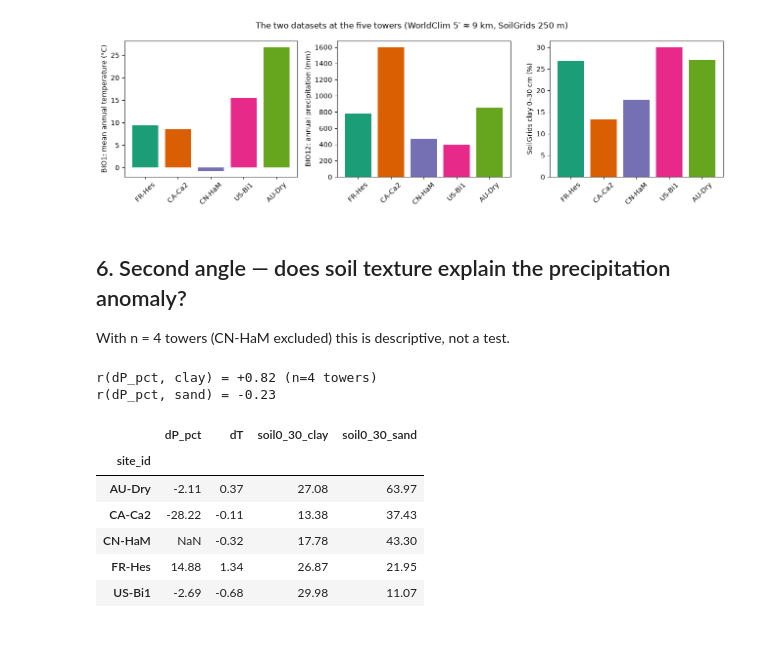
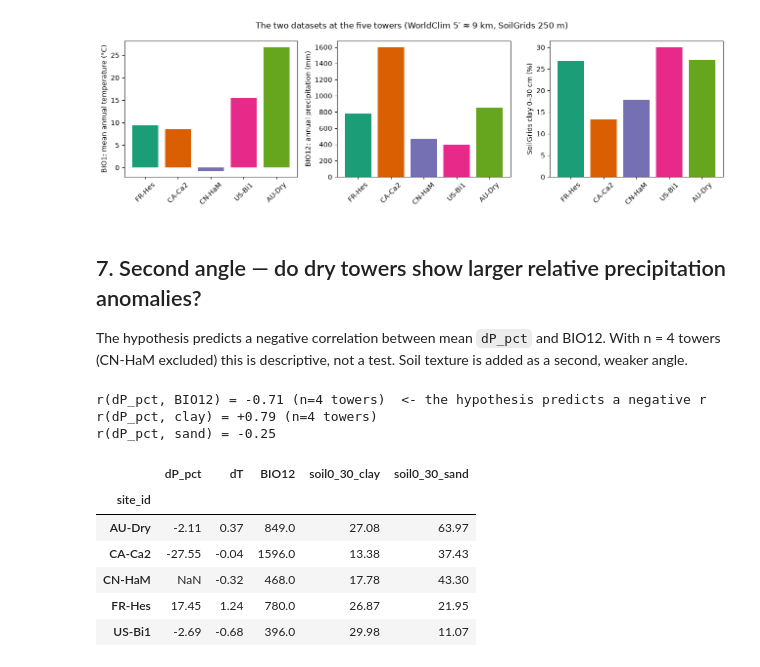
Before and after one commit to Moenki21/datascience_env_monit, a Jupyter notebook: scripts/block5/10_anomaly_analysis.ipynb, the cells around one changed output. Drawn from its saved outputs; the diff is of its cells as text; code cells hidden in the pictures; blank space fills up the shorter version.

```diff
--- a/scripts/block5/10_anomaly_analysis.ipynb
+++ b/scripts/block5/10_anomaly_analysis.ipynb
@@ -26,8 +26,8 @@ os.chdir(Path.cwd().parent.parent)  # notebook lives in scripts/block5; run from
 sys.path.insert(0, str(Path("scripts/block5").resolve()))
 from block5_sites import get_my_sites, parse_args, say
 
-MIN_DAYS = 300      # a year with fewer measured days is dropped
-FR_HES_FROM = 2001  # FR-Hes 1997-2000 sits inside the 1970-2000 normal period
+MIN_DAYS = 300     # a year with fewer measured days is dropped
+FIRST_YEAR = 2001  # years inside the 1970-2000 normal period are not independent of it
 FIG_DIR = Path("outputs/figures")
 FIG_DIR.mkdir(parents=True, exist_ok=True)
 
@@ -54 +56,22 @@ Before computing anomalies we check whether the FLUXNET `P_F` is measured or ful
 **CN-HaM fails this check:** its `P_F` is identical to the ERA5-derived `P_ERA` on every day, its `P_F_QC` is 0 everywhere (no measured contribution), and the resulting ~3 000 mm yr⁻¹ contradicts both the WorldClim normal (468 mm) and the published climate of the Haibei station on the north-eastern Tibetan Plateau (~500–600 mm yr⁻¹). The JPF product's ERA5 precipitation for this site is unusable, so CN-HaM is **excluded from the precipitation anomaly** but kept for the temperature anomaly (its `TA_F` is 95% measured and matches BIO1 well).
+# %%
+import zipfile
+
+# Reproduce the data-quality check from the raw FLUXNET files (not in site_daily.csv)
+rows = []
+for zf in sorted(Path("data/raw").glob("*FLUXNET*.zip")):
+    site = zf.name.split("_")[1]
+    with zipfile.ZipFile(zf) as z:
+        dd = [n for n in z.namelist() if "FLUXMET_DD" in n]
+        if not dd:
+            continue
+        raw = pd.read_csv(z.open(dd[0]), na_values=[-9999],
+                          usecols=lambda c: c in ("P_F", "P_ERA", "P_F_QC", "TA_F_QC"))
+    rows.append({"site_id": site,
+                 "P_F_QC_mean": raw["P_F_QC"].mean(),
+                 "P_F_eq_P_ERA": bool((raw["P_F"].fillna(-1) == raw["P_ERA"].fillna(-1)).all()),
+                 "P_F_mm_per_yr": raw["P_F"].sum() / (len(raw) / 365.25),
+                 "TA_F_QC_mean": raw["TA_F_QC"].mean()})
+qc = pd.DataFrame(rows).set_index("site_id").round(2)
+qc["BIO12"] = static.set_index("site_id")["BIO12"]
+qc
@@ -55,15 +86,16 @@ Before computing anomalies we check whether the FLUXNET `P_F` is measured or ful
 # %%
 annual = (daily.assign(year=daily["date"].dt.year)
                .groupby(["site_id", "year"])
-               .agg(TA_mean=("TA_F", "mean"), P_sum=("P_F", "sum"), n_days=("TA_F", "size"))
+               .agg(TA_mean=("TA_F", "mean"), P_sum=("P_F", "sum"), n_days=("TA_F", "count"))
                .reset_index())
 n_before = len(annual)
 annual = annual[annual["n_days"] >= MIN_DAYS].copy()
 print(f"{n_before} tower-years before the >= {MIN_DAYS} days filter, {len(annual)} after")
 
-mask = (annual["site_id"] == "FR-Hes") & (annual["year"] < FR_HES_FROM)
+mask = annual["year"] < FIRST_YEAR
 if mask.any():
-    print(f"Dropping {mask.sum()} FR-Hes years < {FR_HES_FROM} (inside the 1970-2000 normal)")
+    dropped = annual.loc[mask, "site_id"].value_counts().to_dict()
+    print(f"Dropping {mask.sum()} tower-years before {FIRST_YEAR} (inside the 1970-2000 normal): {dropped}")
     annual = annual[~mask]
 
 # CN-HaM precipitation is unusable (see markdown above): flag it, keep temperature
@@ -163,23 +195,25 @@ plt.show()
 # %% [output]
 [figure]
 # %% [markdown]
-## 6. Second angle — does soil texture explain the precipitation anomaly?
+## 7. Second angle — do dry towers show larger relative precipitation anomalies?
 
-With n = 4 towers (CN-HaM excluded) this is descriptive, not a test.
+The hypothesis predicts a negative correlation between mean `dP_pct` and BIO12. With n = 4 towers (CN-HaM excluded) this is descriptive, not a test. Soil texture is added as a second, weaker angle.
 # %%
 site_anom = df.groupby("site_id")[["dP_pct", "dT"]].mean()
-site_anom = site_anom.join(static.set_index("site_id")[["soil0_30_clay", "soil0_30_sand"]])
+site_anom = site_anom.join(static.set_index("site_id")[["BIO12", "soil0_30_clay", "soil0_30_sand"]])
 site_anom_p = site_anom.dropna(subset=["dP_pct"])  # CN-HaM has no usable precipitation
+print(f"r(dP_pct, BIO12) = {site_anom_p['dP_pct'].corr(site_anom_p['BIO12']):+.2f} (n={len(site_anom_p)} towers)  <- the hypothesis predicts a negative r")
 print(f"r(dP_pct, clay) = {site_anom_p['dP_pct'].corr(site_anom_p['soil0_30_clay']):+.2f} (n={len(site_anom_p)} towers)")
 print(f"r(dP_pct, sand) = {site_anom_p['dP_pct'].corr(site_anom_p['soil0_30_sand']):+.2f}")
 site_anom.round(2)
 # %% [output]
-r(dP_pct, clay) = +0.82 (n=4 towers)
-r(dP_pct, sand) = -0.23
+r(dP_pct, BIO12) = -0.71 (n=4 towers)  <- the hypothesis predicts a negative r
+r(dP_pct, clay) = +0.79 (n=4 towers)
+r(dP_pct, sand) = -0.25
-|  | dP_pct | dT | soil0_30_clay | soil0_30_sand |
-| site_id |  |  |  |  |
-| AU-Dry | -2.11 | 0.37 | 27.08 | 63.97 |
-| CA-Ca2 | -28.22 | -0.11 | 13.38 | 37.43 |
-| CN-HaM | NaN | -0.32 | 17.78 | 43.30 |
-| FR-Hes | 14.88 | 1.34 | 26.87 | 21.95 |
-| US-Bi1 | -2.69 | -0.68 | 29.98 | 11.07 |
+|  | dP_pct | dT | BIO12 | soil0_30_clay | soil0_30_sand |
+| site_id |  |  |  |  |  |
+| AU-Dry | -2.11 | 0.37 | 849.0 | 27.08 | 63.97 |
+| CA-Ca2 | -27.55 | -0.04 | 1596.0 | 13.38 | 37.43 |
+| CN-HaM | NaN | -0.32 | 468.0 | 17.78 | 43.30 |
+| FR-Hes | 17.45 | 1.24 | 780.0 | 26.87 | 21.95 |
+| US-Bi1 | -2.69 | -0.68 | 396.0 | 29.98 | 11.07 |
```
Also changed, not shown: parts of 10 cells of this notebook, 4 other files.
